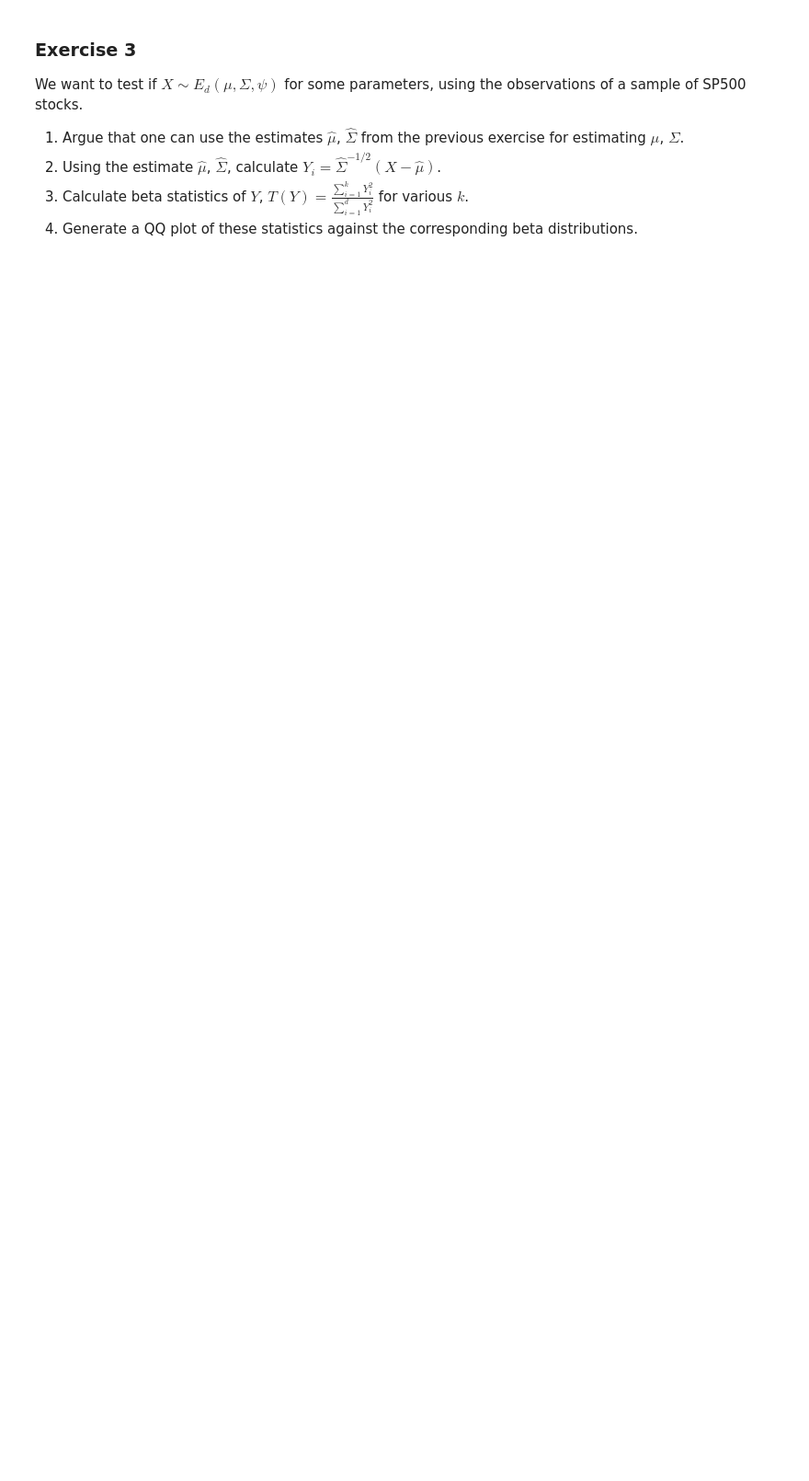
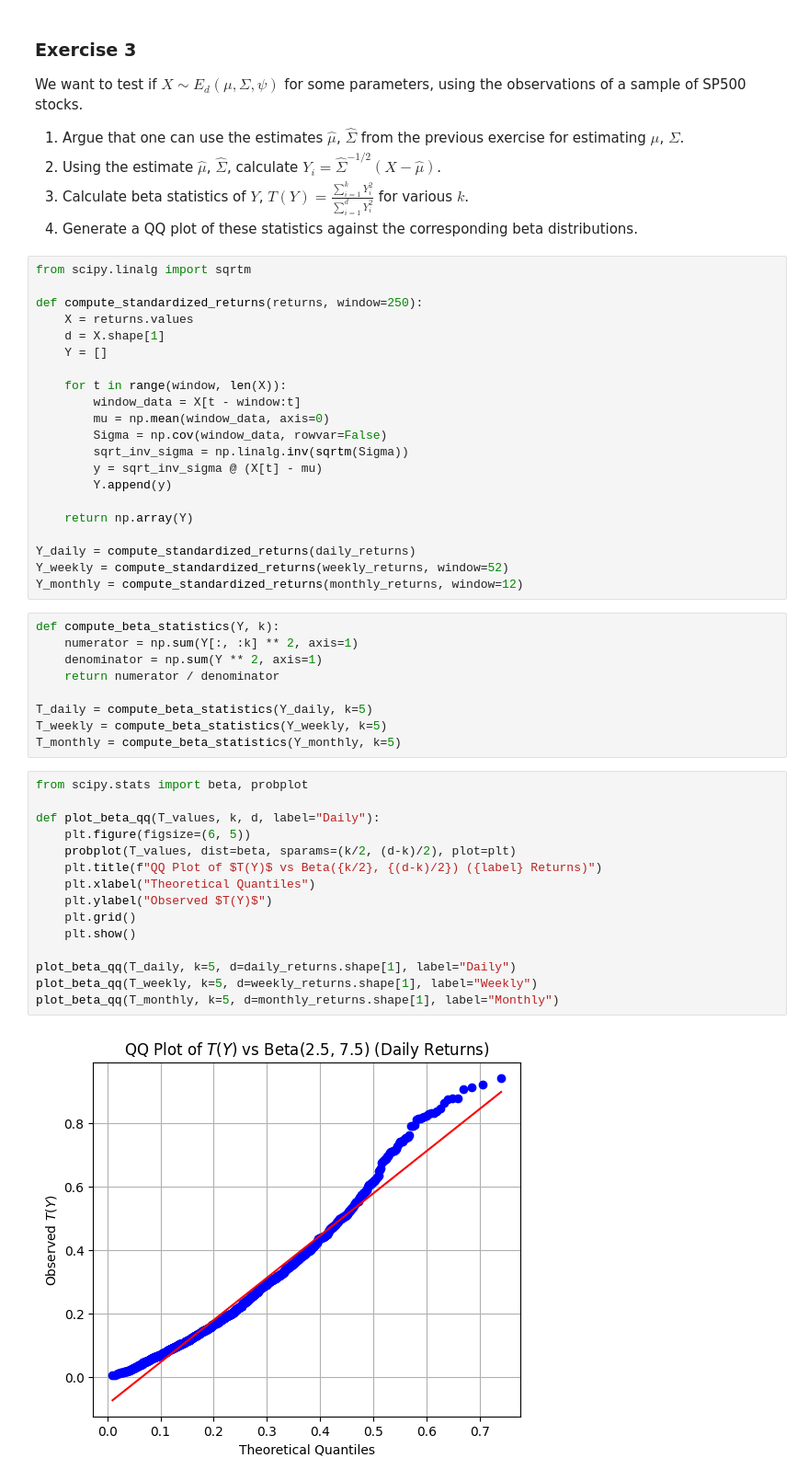
Before and after one commit to glorivaas/Risk_Measures, a Jupyter notebook: lab3.ipynb, the cells around one changed output. Shown at 92% size. Cells and saved outputs as stored; diff of their text form; blank space fills up the shorter version.

```diff
--- a/lab3.ipynb
+++ b/lab3.ipynb
@@ -130,3 +132,50 @@ We want to test if $X\sim E_d(\mu,\Sigma, \psi)$ for some parameters, using the
 2. Using the estimate $\hat{\mu}$, $\hat{\Sigma}$, calculate $Y_i = \hat{\Sigma}^{-1/2}(X-\hat{\mu})$.
 3. Calculate beta statistics of $Y$, $T(Y) = \frac{\sum_{i=1}^k Y_i^2}{\sum_{i=1}^d Y_i^2}$ for various $k$.
 4. Generate a QQ plot of these statistics against the corresponding beta distributions.
+# %%
+from scipy.linalg import sqrtm
+
+def compute_standardized_returns(returns, window=250):
+    X = returns.values
+    d = X.shape[1]
+    Y = []
+
+    for t in range(window, len(X)):
+        window_data = X[t - window:t]
+        mu = np.mean(window_data, axis=0)
+        Sigma = np.cov(window_data, rowvar=False)
+        sqrt_inv_sigma = np.linalg.inv(sqrtm(Sigma))
+        y = sqrt_inv_sigma @ (X[t] - mu)
+        Y.append(y)
+
+    return np.array(Y)
+
+Y_daily = compute_standardized_returns(daily_returns)
+Y_weekly = compute_standardized_returns(weekly_returns, window=52)
+Y_monthly = compute_standardized_returns(monthly_returns, window=12)
+# %%
+def compute_beta_statistics(Y, k):
+    numerator = np.sum(Y[:, :k] ** 2, axis=1)
+    denominator = np.sum(Y ** 2, axis=1)
+    return numerator / denominator
+
+T_daily = compute_beta_statistics(Y_daily, k=5)
+T_weekly = compute_beta_statistics(Y_weekly, k=5)
+T_monthly = compute_beta_statistics(Y_monthly, k=5)
+# %%
+from scipy.stats import beta, probplot
+
+def plot_beta_qq(T_values, k, d, label="Daily"):
+    plt.figure(figsize=(6, 5))
+    probplot(T_values, dist=beta, sparams=(k/2, (d-k)/2), plot=plt)
+    plt.title(f"QQ Plot of $T(Y)$ vs Beta({k/2}, {(d-k)/2}) ({label} Returns)")
+    plt.xlabel("Theoretical Quantiles")
+    plt.ylabel("Observed $T(Y)$")
+    plt.grid()
+    plt.show()
+
+plot_beta_qq(T_daily, k=5, d=daily_returns.shape[1], label="Daily")
+plot_beta_qq(T_weekly, k=5, d=weekly_returns.shape[1], label="Weekly")
+plot_beta_qq(T_monthly, k=5, d=monthly_returns.shape[1], label="Monthly")
+# %% [output]
+[figure, added]
```
Also changed, not shown: parts of 3 cells of this notebook.
